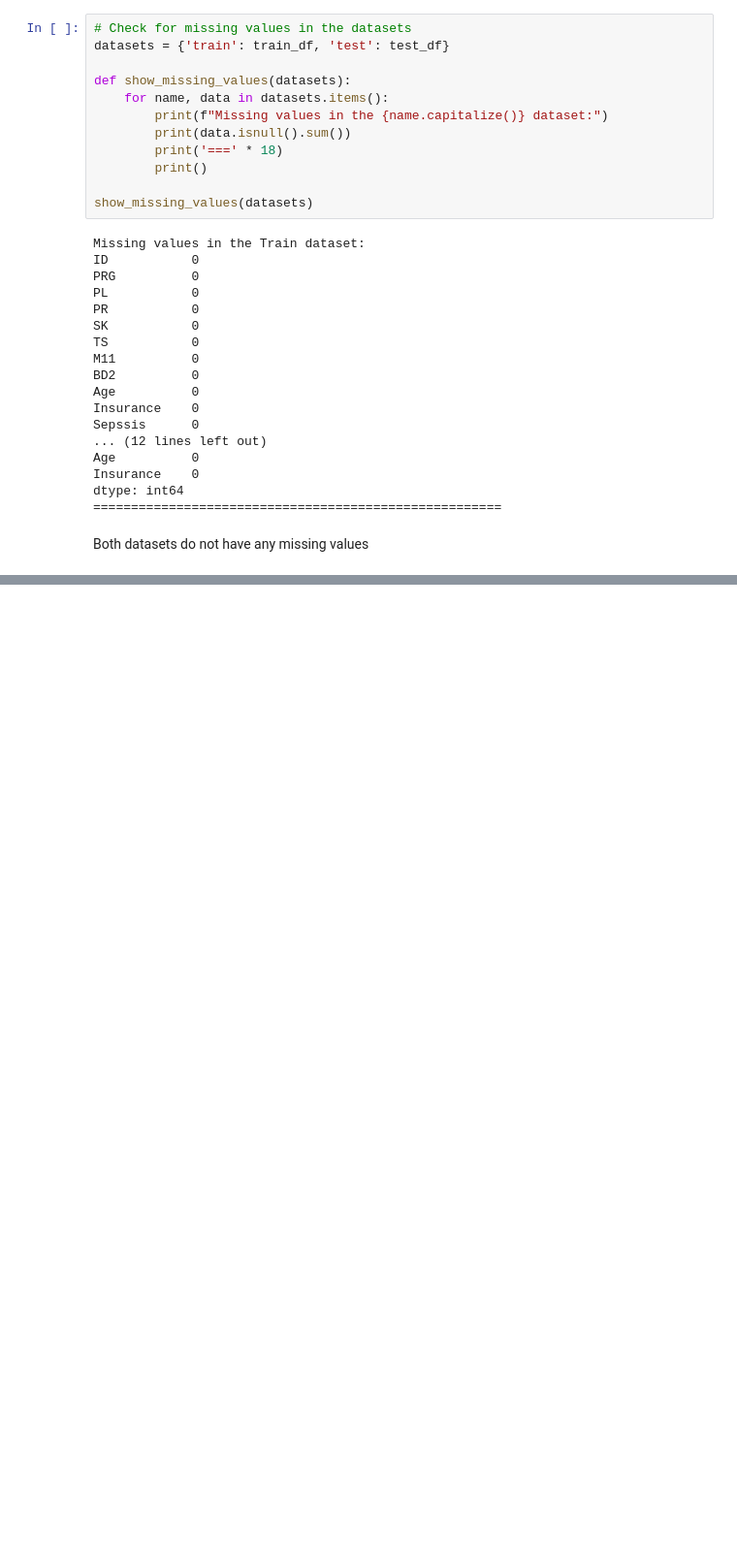
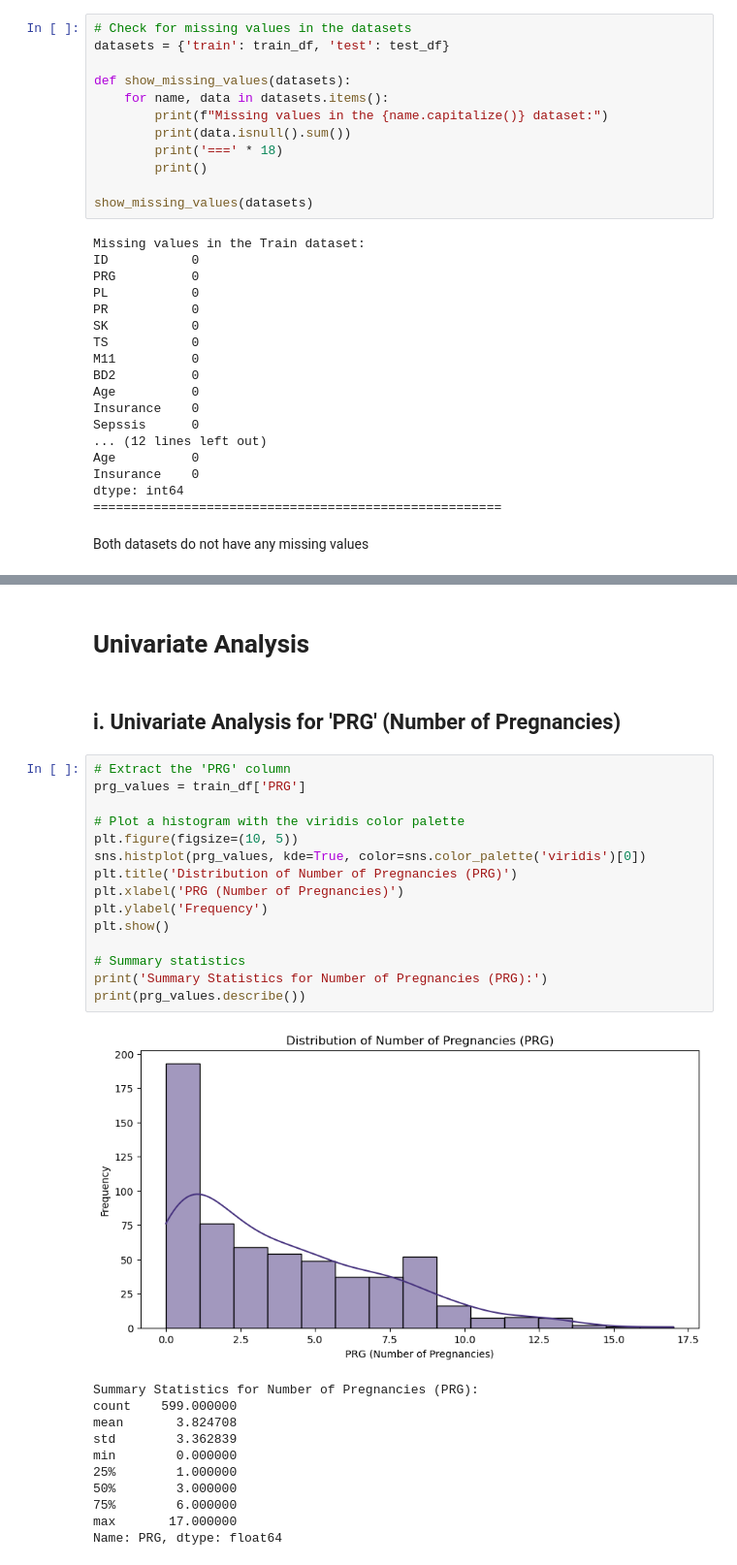
Before and after one commit to rasmodev/Sepsis-Classification-ML-Project-with-FastAPI-Deployment, a Jupyter notebook: Sepsis_ML_Prediction_&_Deployment_With_FastAPI.ipynb, the cells around one changed output, grey strips where cells are left out. Shown at 97% size. Saved outputs shown, nothing was run; the diff lists cells and outputs as text; blank space fills up the shorter version.

```diff
--- a/Sepsis_ML_Prediction_&_Deployment_With_FastAPI.ipynb
+++ b/Sepsis_ML_Prediction_&_Deployment_With_FastAPI.ipynb
@@ -405,0 +279,31 @@ Name: PR, dtype: float64
+# %% [markdown]
+# Univariate Analysis
+# %% [markdown]
+## i. Univariate Analysis for 'PRG' (Number of Pregnancies)
+# %%
+# Extract the 'PRG' column
+prg_values = train_df['PRG']
+
+# Plot a histogram with the viridis color palette
+plt.figure(figsize=(10, 5))
+sns.histplot(prg_values, kde=True, color=sns.color_palette('viridis')[0])
+plt.title('Distribution of Number of Pregnancies (PRG)')
+plt.xlabel('PRG (Number of Pregnancies)')
+plt.ylabel('Frequency')
+plt.show()
+
+# Summary statistics
+print('Summary Statistics for Number of Pregnancies (PRG):')
+print(prg_values.describe())
+# %% [output]
+[figure, added]
+Summary Statistics for Number of Pregnancies (PRG):
+count    599.000000
+mean       3.824708
+std        3.362839
+min        0.000000
+25%        1.000000
+50%        3.000000
+75%        6.000000
+max       17.000000
+Name: PRG, dtype: float64
```
Also changed, not shown: parts of 10 cells of this notebook.
